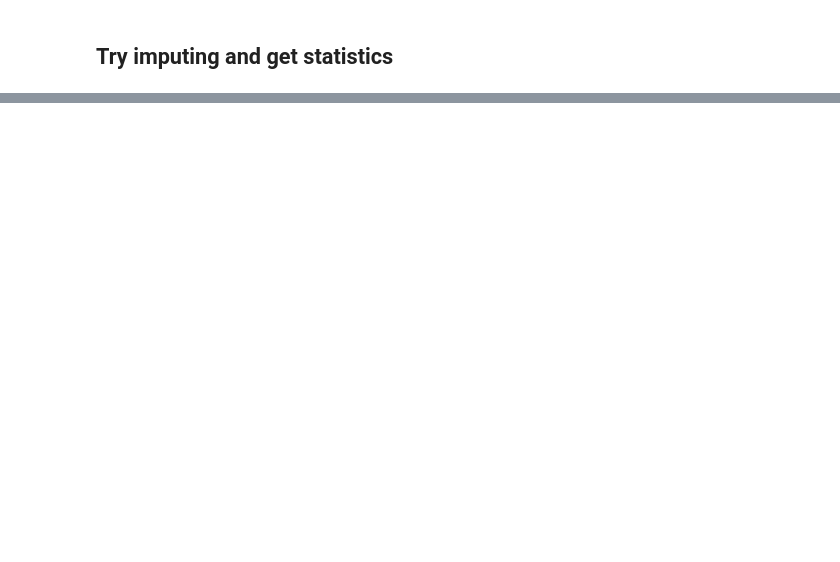
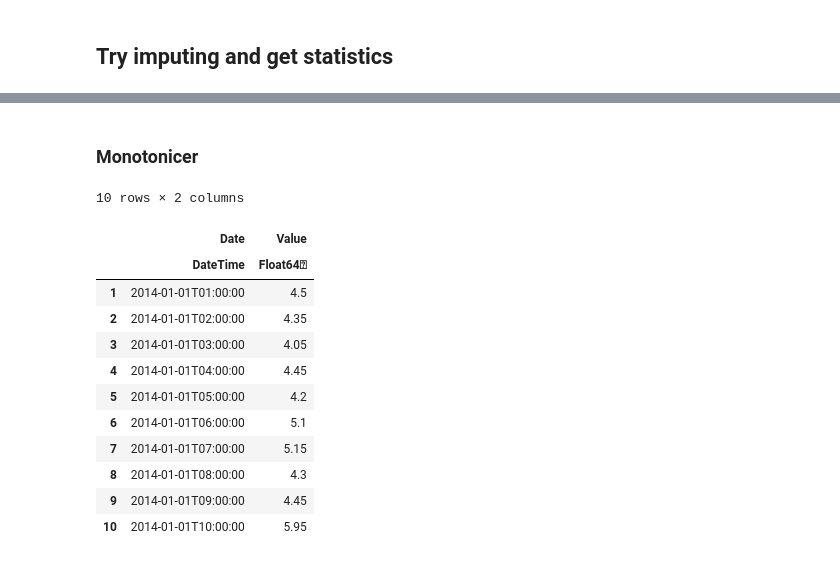
Before and after one commit to IBM/TSML.jl, a Jupyter notebook: docs/StatifierNotebook.jl.ipynb, the cells around one changed output, grey strips where cells are left out. Drawn from its saved outputs; the diff is of its cells as text; code cells hidden in the pictures; blank space fills up the shorter version.

```diff
--- a/docs/StatifierNotebook.jl.ipynb
+++ b/docs/StatifierNotebook.jl.ipynb
@@ -79,0 +125,2 @@ respipe2 = transform!(mpipeline2)
+# %% [markdown]
+### Monotonicer
@@ -79,0 +139,22 @@ respipe2 = transform!(mpipeline2)
+# %%
+regpipeline = Pipeline(Dict(
+  :transformers => [regularfilecsv,valgator,valnner]
+ )
+)
+fit!(regpipeline)
+regulardf=transform!(regpipeline)
+first(regulardf,10)
+# %% [output]
+10 rows × 2 columns
+|  | Date | Value |
+|  | DateTime | Float64⍰ |
+| 1 | 2014-01-01T01:00:00 | 4.5 |
+| 2 | 2014-01-01T02:00:00 | 4.35 |
+| 3 | 2014-01-01T03:00:00 | 4.05 |
+| 4 | 2014-01-01T04:00:00 | 4.45 |
+| 5 | 2014-01-01T05:00:00 | 4.2 |
+| 6 | 2014-01-01T06:00:00 | 5.1 |
+| 7 | 2014-01-01T07:00:00 | 5.15 |
+| 8 | 2014-01-01T08:00:00 | 4.3 |
+| 9 | 2014-01-01T09:00:00 | 4.45 |
+| 10 | 2014-01-01T10:00:00 | 5.95 |
```
Also changed, not shown: parts of 10 cells of this notebook.
